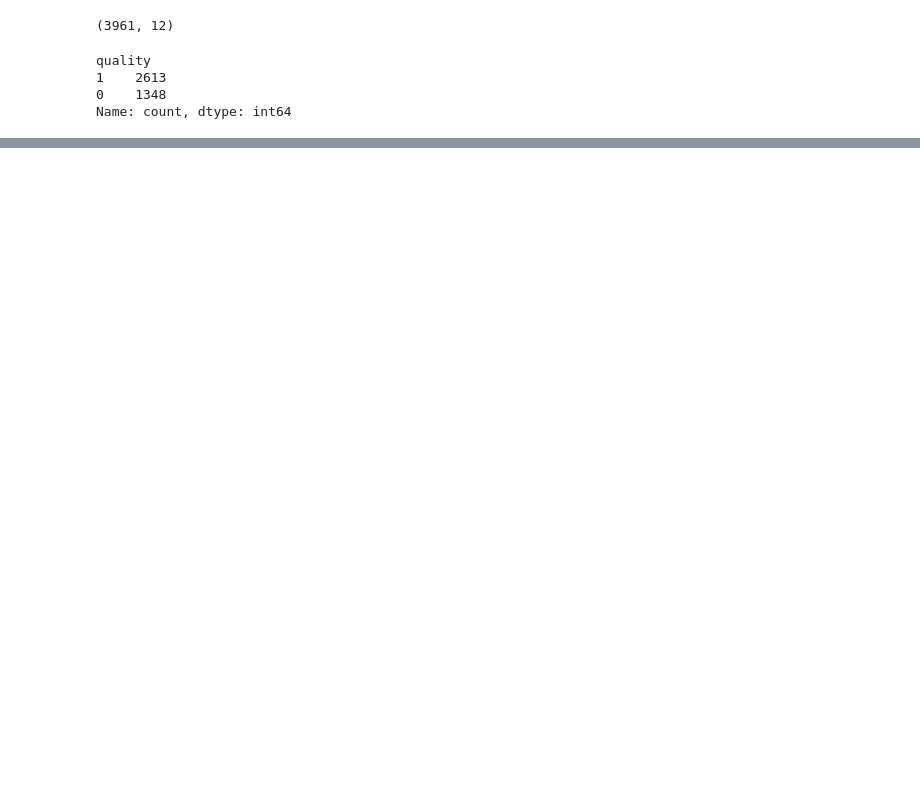
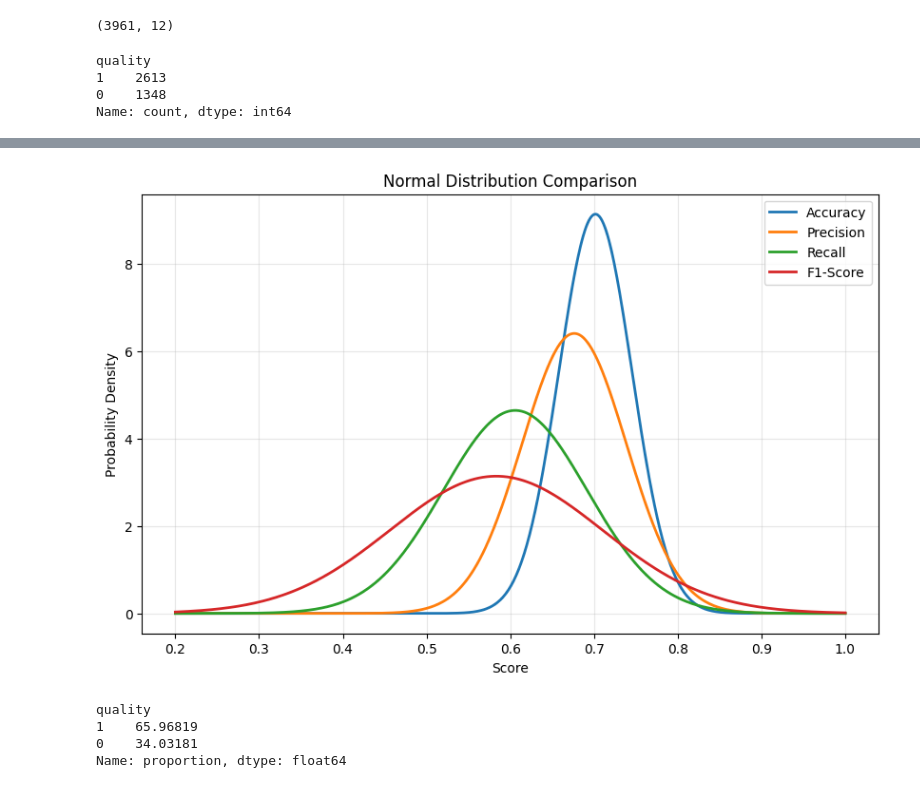
Before and after one commit to Luxxlux/Data-Science-Portfolio, a Jupyter notebook: 02-wine-clasification-problem/Good wine clasification problem.ipynb, the cells around one changed output, grey strips where cells are left out. Drawn from its saved outputs; the diff is of its cells as text; code cells hidden in the pictures; blank space fills up the shorter version.

```diff
--- a/02-wine-clasification-problem/Good wine clasification problem.ipynb
+++ b/02-wine-clasification-problem/Good wine clasification problem.ipynb
@@ -337,0 +406,29 @@ Here is a confusion matrix:
+# %%
+# AI generated code gemini.google.com
+# Used for a quick data comparison
+
+import matplotlib.pyplot as plt
+import numpy as np
+import scipy.stats as stats
+
+metrics = {
+    'Accuracy':  {'mu': 0.701766, 'std': 0.043660},
+    'Precision': {'mu': 0.676402, 'std': 0.062256},
+    'Recall':    {'mu': 0.605909, 'std': 0.085861},
+    'F1-Score':  {'mu': 0.583311, 'std': 0.127016}
+}
+
+x = np.linspace(0.2, 1.0, 500)
+plt.figure(figsize=(10, 6))
+
+for name, val in metrics.items():
+    plt.plot(x, stats.norm.pdf(x, val['mu'], val['std']), label=name, lw=2)
+
+plt.title('Normal Distribution Comparison')
+plt.xlabel('Score')
+plt.ylabel('Probability Density')
+plt.legend()
+plt.grid(True, alpha=0.3)
+plt.show()
+# %% [output]
+[figure, added]
@@ -337,0 +456,8 @@ Here is a confusion matrix:
+# %%
+# Supporting data
+dfz['quality'].value_counts(normalize=True) * 100 # percentage distribution
+# %% [output]
+quality
+1    65.96819
+0    34.03181
+Name: proportion, dtype: float64
```
Also changed, not shown: parts of 19 cells of this notebook.
